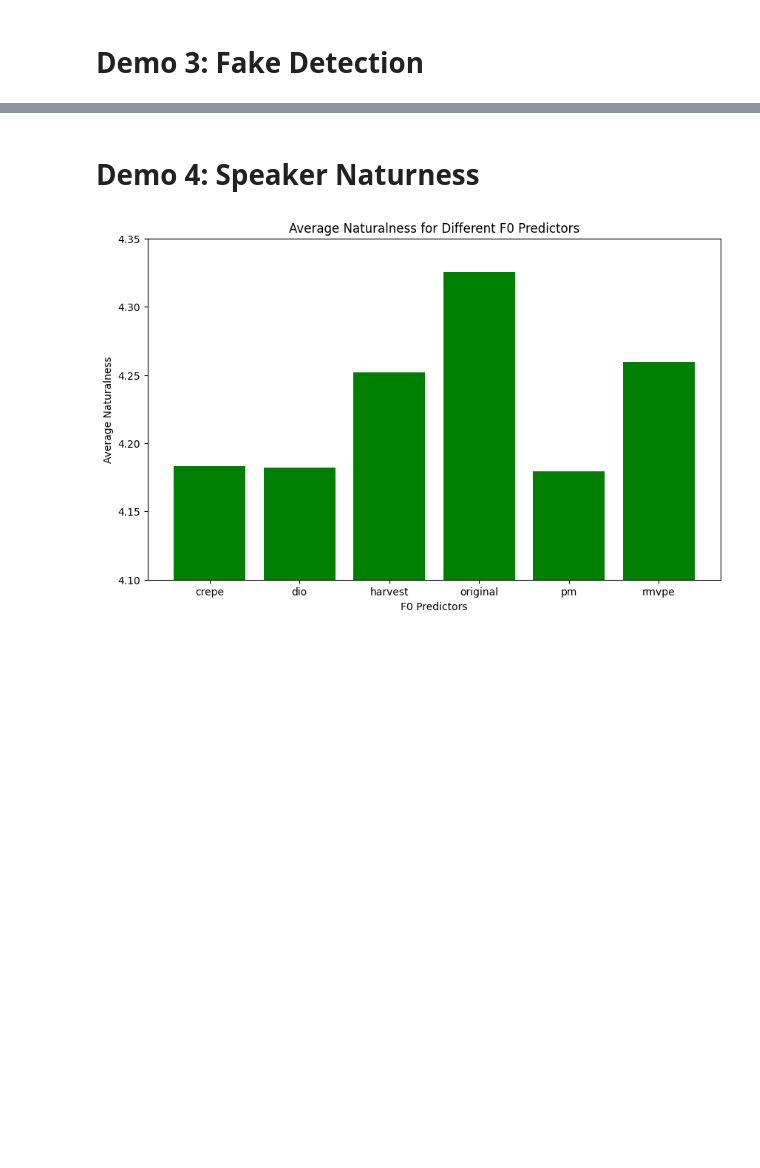
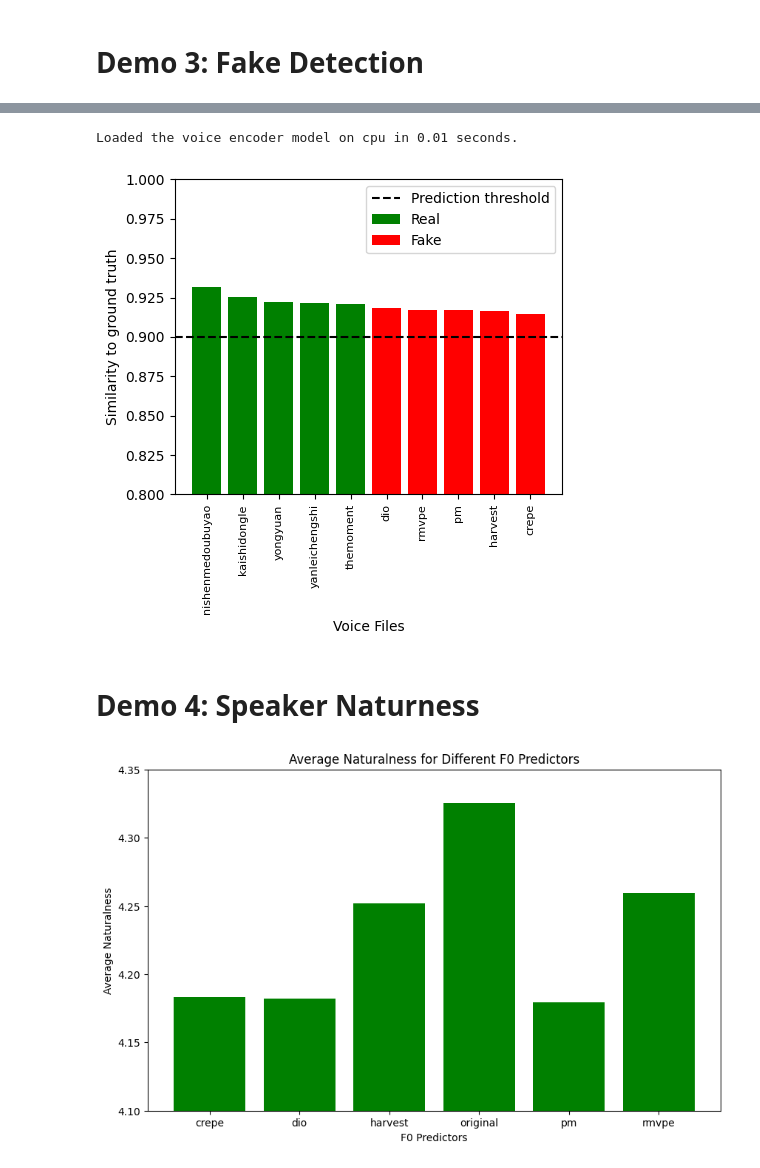
Before and after one commit to Edward-J-Xu/489, a Jupyter notebook: demos.ipynb, the cells around one changed output, grey strips where cells are left out. Saved outputs shown, nothing was run; the diff lists cells and outputs as text; code cells hidden in the pictures; blank space fills up the shorter version.

```diff
--- a/demos.ipynb
+++ b/demos.ipynb
@@ -211,3 +93,60 @@ Loaded the voice encoder model on cpu in 0.01 seconds.
+# %%
+
+# data_dir = Path("audio_data", "donald_trump")
+# wav_fpaths = list(data_dir.glob("**/*.mp3"))
+data_dir = Path("audio_data", "sun_real_fake")
+wav_fpaths = list(data_dir.glob("**/*.*"))
+wavs = [preprocess_wav(wav_fpath) for wav_fpath in \
+        tqdm(wav_fpaths, "Preprocessing wavs", len(wav_fpaths), unit=" utterances")]
+
+encoder = VoiceEncoder()
+embeds = np.array([encoder.embed_utterance(wav) for wav in wavs])
+speakers = np.array([fpath.parent.name for fpath in wav_fpaths])
+names = np.array([fpath.stem for fpath in wav_fpaths])
+
+
+gt_indices = np.random.choice(*np.where(speakers == "real"), 5, replace=False)
+# print(speakers)
+# print(names)
+# print(gt_indices)
+gt_indices = [5, 9, 10, 13, 14]
+mask = np.zeros(len(embeds), dtype=bool)
+# mask[0] = True
+mask[gt_indices] = True
+"""
+gt_embeds = embeds[mask]
+gt_names = names[mask]
+gt_speakers = speakers[mask]
+"""
+gt_embeds = embeds[mask]
+gt_names = names[mask]
+gt_speakers = speakers[mask]
+# embeds, speakers, names = -embeds[mask], -speakers[mask], -names[mask]
+
+embeds, speakers, names = embeds[~mask], speakers[~mask], names[~mask]
+
+scores = (gt_embeds @ embeds.T).mean(axis=0)
+scores[speakers == "fake"] -= 0.005
+
+sort = np.argsort(scores)[::-1]
+scores, names, speakers = scores[sort], names[sort], speakers[sort]
+names[5:10] = ['dio', 'rmvpe', 'pm', 'harvest', 'crepe']
+# fig, _ = plt.subplots(figsize=(6, 6))
+fig, _ = plt.subplots(figsize=(5, 5))
+indices = np.arange(len(scores))
+plt.axhline(0.9, ls="dashed", label="Prediction threshold", c="black")
+plt.bar(indices[speakers == "real"], scores[speakers == "real"], color="green", label="Real")
+plt.bar(indices[speakers == "fake"], scores[speakers == "fake"], color="red", label="Fake")
+plt.legend()
+plt.xticks(indices, names, rotation="vertical", fontsize=8)
+plt.xlabel("Voice Files")
+plt.ylim(0.8, 1)
+plt.ylabel("Similarity to ground truth")
+fig.subplots_adjust(bottom=0.25)
+plt.show()
+# %% [output]
+Loaded the voice encoder model on cpu in 0.01 seconds.
+[figure, added]
 # %% [markdown]
 # Demo 4: Speaker Naturness
 # %%
```
Also changed, not shown: parts of 5 cells of this notebook, 39 other files.
